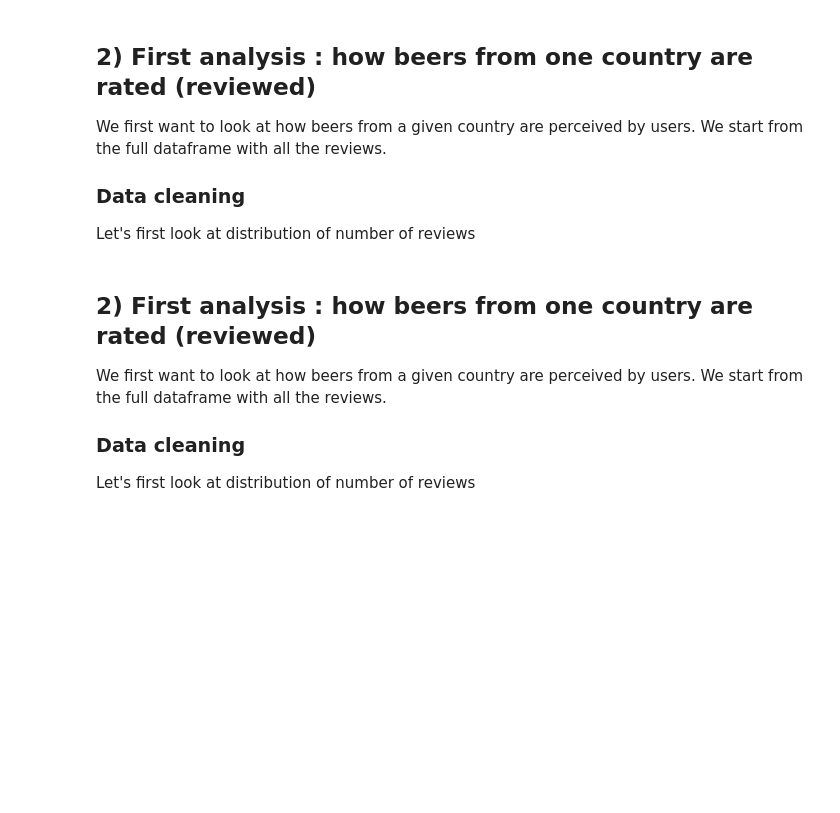
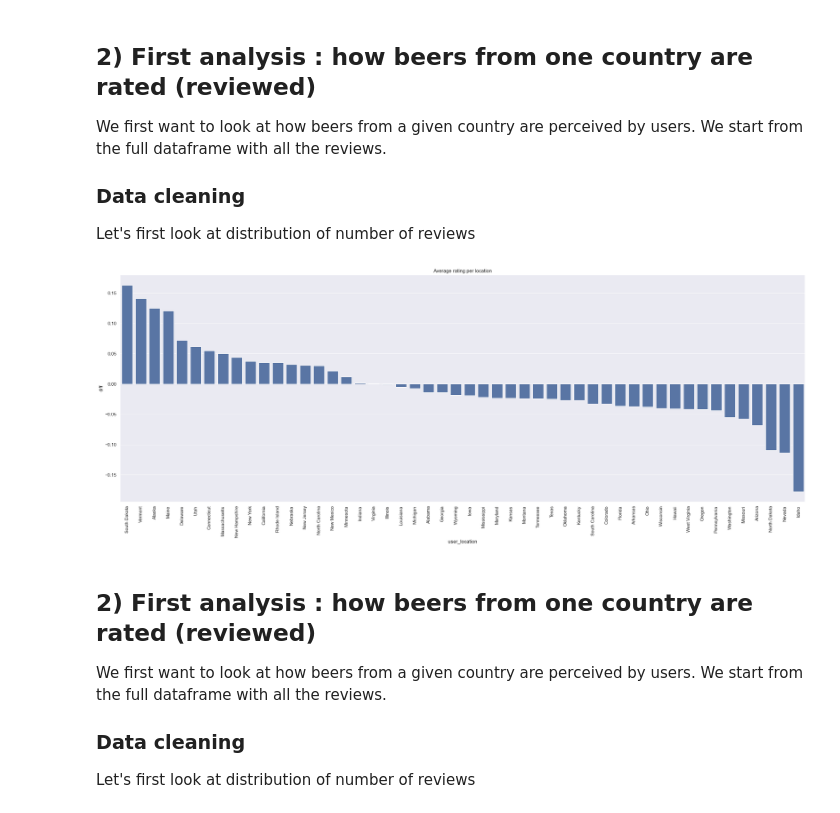
Before and after one commit to epfl-ada/ada-2023-project-riskybiscuits, a Jupyter notebook: main.ipynb, the cells around one changed output. Drawn from its saved outputs; the diff is of its cells as text; code cells hidden in the pictures; blank space fills up the shorter version.

```diff
--- a/main.ipynb
+++ b/main.ipynb
@@ -341,3 +355,13 @@ Let's first look at distribution of number of reviews
+# %%
+avg_rating_per_location["diff"] = avg_rating_per_location["rating"] - macro_average_rating
+
+sns.set(rc={"figure.figsize":(30, 10)})
+sns.barplot(x="user_location", y="diff", data=avg_rating_per_location, orient="v")
+plt.xticks(rotation=90)
+plt.title("Average rating per location")
+plt.show()
+# %% [output]
+[figure, added]
 # %% [markdown]
 ## 2) First analysis : how beers from one country are rated (reviewed)
 
```
Also changed, not shown: parts of 7 cells of this notebook.
